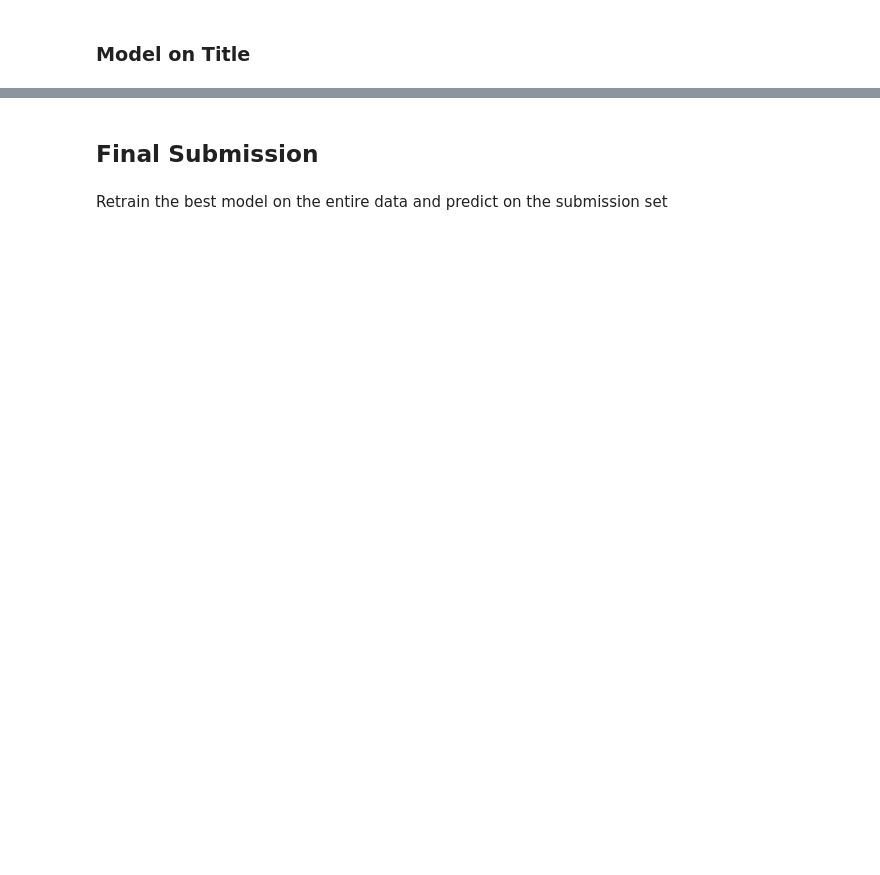
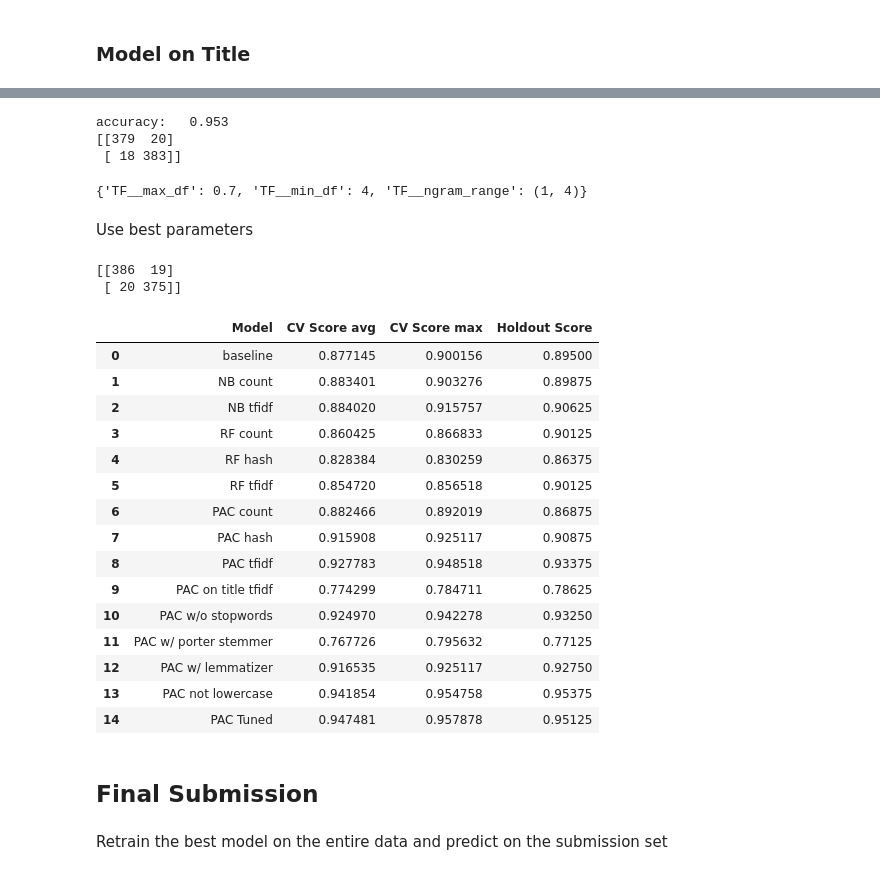
Before and after one commit to ScottPanIE/NLP_Assignment, a Jupyter notebook: script/Sirius.ipynb, the cells around one changed output, grey strips where cells are left out. Saved outputs shown, nothing was run; the diff lists cells and outputs as text; code cells hidden in the pictures; blank space fills up the shorter version.

```diff
--- a/script/Sirius.ipynb
+++ b/script/Sirius.ipynb
@@ -173,0 +153,3 @@ def split_data(data, feature='text', random_state = 7):
+# %%
+train_1 = hp.prepare_data(train, lower = True, date = True)
+train_1.head()
@@ -697,0 +545,10 @@ all_scores
+# %%
+# reload data
+train_0 = pd.read_csv('../data/fake_or_real_news_training.csv')
+# reprepare data
+train_4 = hp.prepare_data(train_0)
+# %%
+m_pac_lowercase, v_pac_not_lowercase, cv_pac_not_lowercase, test_pac_not_lowercase = PAC(train_4,feature='text', lowercase = False)
+
+all_scores = hp.append_scores(all_scores, 'PAC not lowercase', cv_pac_not_lowercase, test_pac_not_lowercase)
+all_scores
@@ -698,3 +616,66 @@ all_scores
+# %%
+PAC_N = PAC_NGRAM(train_4,feature='text')
+# %% [output]
+accuracy:   0.953
+[[379  20]
+ [ 18 383]]
+# %%
+PAC_N.best_params_
+# %% [output]
+{'TF__max_df': 0.7, 'TF__min_df': 4, 'TF__ngram_range': (1, 4)}
+# %% [markdown]
+Use best parameters
+# %%
+def PAC_tuned(data, feature='text'):
+    # split data
+    X_train, X_test, y_train, y_test = split_data(data, feature=feature)
+
+    vectorizer = TfidfVectorizer(stop_words='english',max_df=0.7, min_df = 4,
+                                 binary=True, lowercase=False, ngram_range = (1, 4),
+                                 norm='l2',sublinear_tf=False)
+    # transform data
+    vectorize_train = vectorizer.fit_transform(X_train)
+    vectorize_test = vectorizer.transform(X_test)
+    # model
+    linear_clf = PassiveAggressiveClassifier(random_state=666, max_iter=100, tol=1e-3,
+                                             early_stopping=True, validation_fraction=0.1)
+
+    clf_cv_scores = cross_val_score(linear_clf,
+                                vectorize_train,
+                                y_train,
+                                cv = 5)
+    linear_clf.fit(vectorize_train, y_train)
+    pred = linear_clf.predict(vectorize_test)
+    acc = accuracy_score(y_test, pred)
+
+    #print("accuracy:   %0.3f" % acc)
+    print(confusion_matrix(y_test, pred, labels=[0, 1]))
+
+    return linear_clf, clf_cv_scores, acc
+# %%
+PAC_N, cv_pact, test_pact = PAC_tuned(train_4,feature='text')
+
+all_scores = hp.append_scores(all_scores, 'PAC Tuned', cv_pact, test_pact)
+all_scores
+# %% [output]
+[[386  19]
+ [ 20 375]]
+|  | Model | CV Score avg | CV Score max | Holdout Score |
+| 0 | baseline | 0.877145 | 0.900156 | 0.89500 |
+| 1 | NB count | 0.883401 | 0.903276 | 0.89875 |
+| 2 | NB tfidf | 0.884020 | 0.915757 | 0.90625 |
+| 3 | RF count | 0.860425 | 0.866833 | 0.90125 |
+| 4 | RF hash | 0.828384 | 0.830259 | 0.86375 |
+| 5 | RF tfidf | 0.854720 | 0.856518 | 0.90125 |
+| 6 | PAC count | 0.882466 | 0.892019 | 0.86875 |
+| 7 | PAC hash | 0.915908 | 0.925117 | 0.90875 |
+| 8 | PAC tfidf | 0.927783 | 0.948518 | 0.93375 |
+| 9 | PAC on title tfidf | 0.774299 | 0.784711 | 0.78625 |
+| 10 | PAC w/o stopwords | 0.924970 | 0.942278 | 0.93250 |
+| 11 | PAC w/ porter stemmer | 0.767726 | 0.795632 | 0.77125 |
+| 12 | PAC w/ lemmatizer | 0.916535 | 0.925117 | 0.92750 |
+| 13 | PAC not lowercase | 0.941854 | 0.954758 | 0.95375 |
+| 14 | PAC Tuned | 0.947481 | 0.957878 | 0.95125 |
 # %% [markdown]
 ## Final Submission
 # %% [markdown]
```
Also changed, not shown: parts of 103 cells of this notebook, 1 other file.
